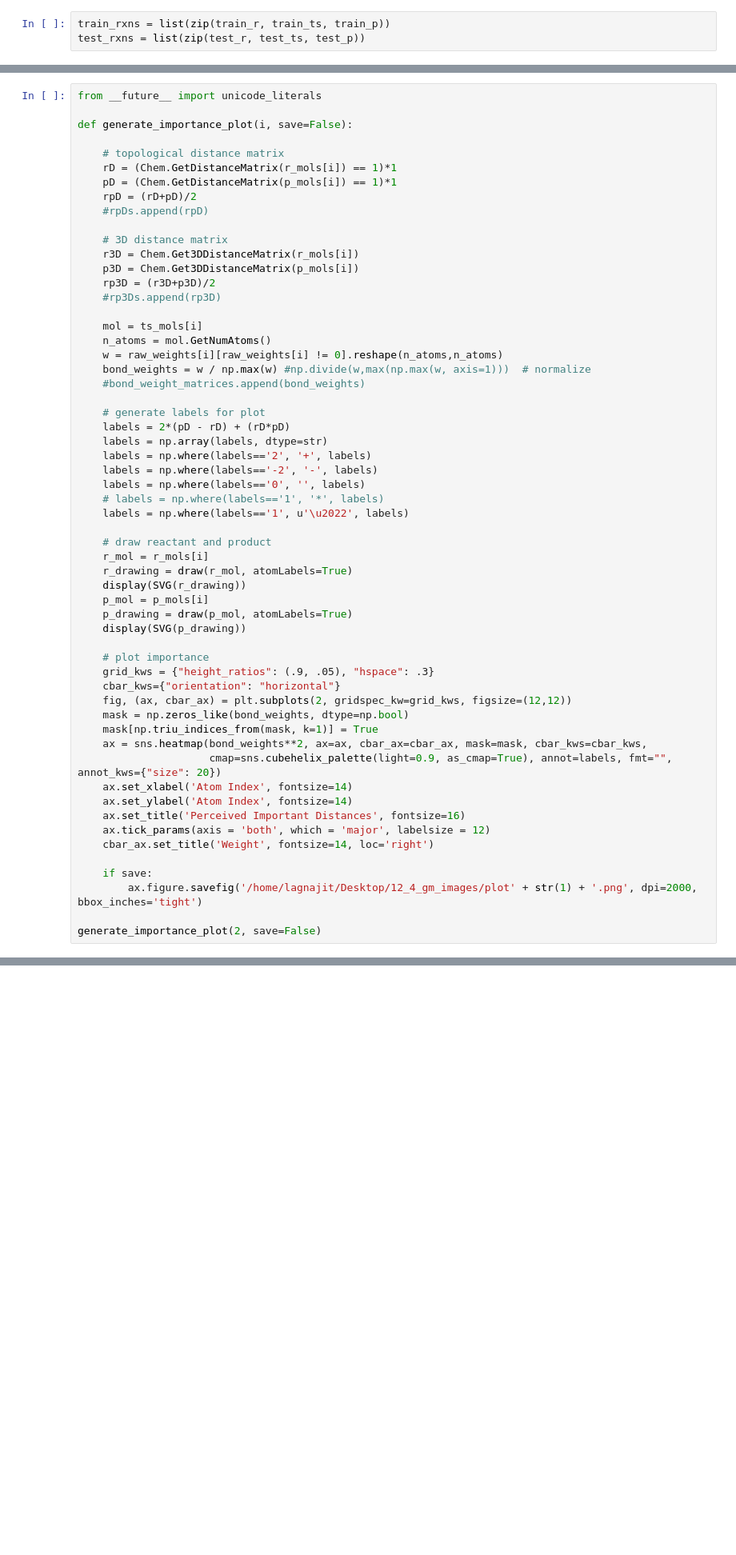
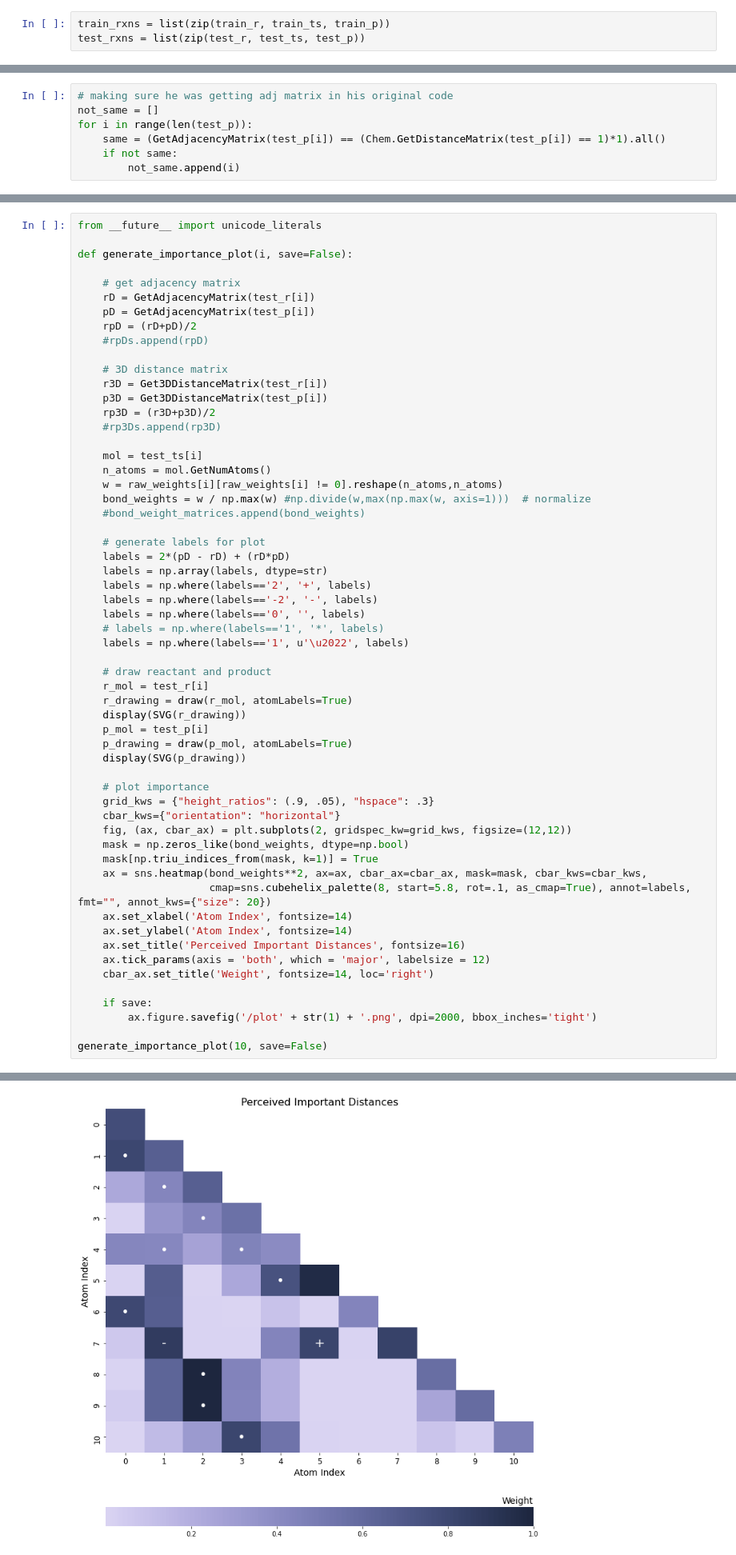
Before and after one commit to avishvj/3d-reactions, a Jupyter notebook: eda_notebooks/dist_bin.ipynb, the cells around one changed output, grey strips where cells are left out. Shown at 80% size. Cells and saved outputs as stored; diff of their text form; blank space fills up the shorter version.

```diff
--- a/eda_notebooks/dist_bin.ipynb
+++ b/eda_notebooks/dist_bin.ipynb
@@ -246,3 +240,10 @@ def draw(mol, scoreLabels=False, atomLabels=False, **kwargs):
     d2.FinishDrawing()
     txt = d2.GetDrawingText()
     return txt
+# %%
+# making sure he was getting adj matrix in his original code
+not_same = []
+for i in range(len(test_p)):
+    same = (GetAdjacencyMatrix(test_p[i]) == (Chem.GetDistanceMatrix(test_p[i]) == 1)*1).all()
+    if not same:
+        not_same.append(i)
@@ -251,19 +254,19 @@ from __future__ import unicode_literals
 
 def generate_importance_plot(i, save=False):
 
-    # topological distance matrix
-    rD = (Chem.GetDistanceMatrix(r_mols[i]) == 1)*1
-    pD = (Chem.GetDistanceMatrix(p_mols[i]) == 1)*1
+    # get adjacency matrix
+    rD = GetAdjacencyMatrix(test_r[i])
+    pD = GetAdjacencyMatrix(test_p[i])
     rpD = (rD+pD)/2
     #rpDs.append(rpD)
 
     # 3D distance matrix
-    r3D = Chem.Get3DDistanceMatrix(r_mols[i])
-    p3D = Chem.Get3DDistanceMatrix(p_mols[i])
+    r3D = Get3DDistanceMatrix(test_r[i])
+    p3D = Get3DDistanceMatrix(test_p[i])
     rp3D = (r3D+p3D)/2
     #rp3Ds.append(rp3D)
 
-    mol = ts_mols[i]
+    mol = test_ts[i]
     n_atoms = mol.GetNumAtoms()
     w = raw_weights[i][raw_weights[i] != 0].reshape(n_atoms,n_atoms)
     bond_weights = w / np.max(w) #np.divide(w,max(np.max(w, axis=1)))  # normalize
@@ -279,10 +282,10 @@ def generate_importance_plot(i, save=False):
     labels = np.where(labels=='1', u'\u2022', labels)
 
     # draw reactant and product
-    r_mol = r_mols[i]
+    r_mol = test_r[i]
     r_drawing = draw(r_mol, atomLabels=True)
     display(SVG(r_drawing))
-    p_mol = p_mols[i]
+    p_mol = test_p[i]
     p_drawing = draw(p_mol, atomLabels=True)
     display(SVG(p_drawing))
 
@@ -293,7 +296,7 @@ def generate_importance_plot(i, save=False):
     mask = np.zeros_like(bond_weights, dtype=np.bool)
     mask[np.triu_indices_from(mask, k=1)] = True
     ax = sns.heatmap(bond_weights**2, ax=ax, cbar_ax=cbar_ax, mask=mask, cbar_kws=cbar_kws,
-                     cmap=sns.cubehelix_palette(light=0.9, as_cmap=True), annot=labels, fmt="", annot_kws={"size": 20})
+                     cmap=sns.cubehelix_palette(8, start=5.8, rot=.1, as_cmap=True), annot=labels, fmt="", annot_kws={"size": 20})
     ax.set_xlabel('Atom Index', fontsize=14)
     ax.set_ylabel('Atom Index', fontsize=14)
     ax.set_title('Perceived Important Distances', fontsize=16)
@@ -301,7 +304,7 @@ def generate_importance_plot(i, save=False):
     cbar_ax.set_title('Weight', fontsize=14, loc='right')
 
     if save:
-        ax.figure.savefig('/home/lagnajit/Desktop/12_4_gm_images/plot' + str(1) + '.png', dpi=2000, bbox_inches='tight')
+        ax.figure.savefig('/plot' + str(1) + '.png', dpi=2000, bbox_inches='tight')
 
-generate_importance_plot(2, save=False)
+generate_importance_plot(10, save=False)
 # %% [output]
@@ -308,0 +313 @@ NameError: name 'r_mols' is not defined
+[figure, added]
```
Also changed, not shown: parts of 14 cells of this notebook, 1 other file.
